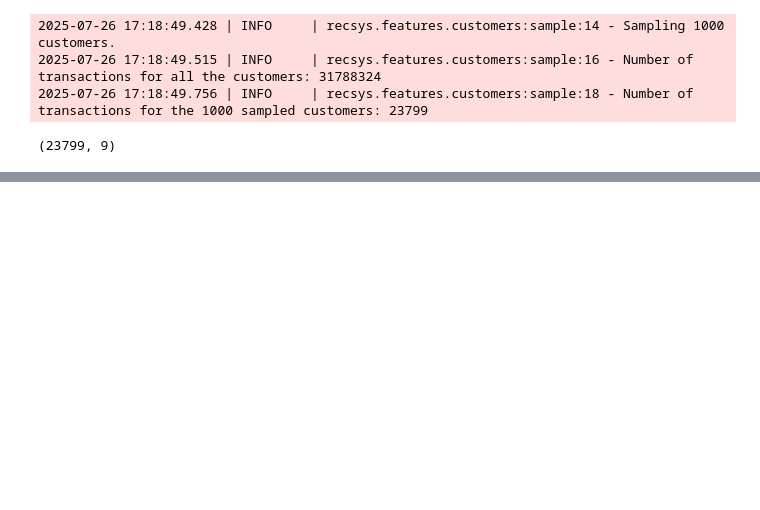
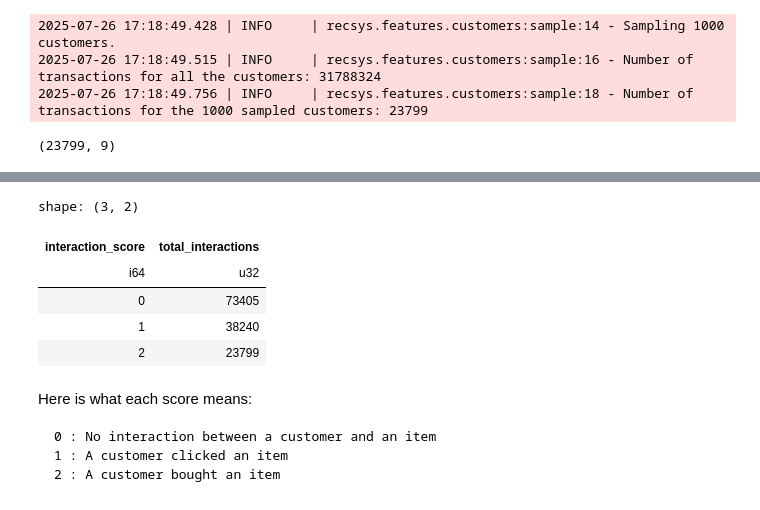
Before and after one commit to Massylovitch/personalized-recommender-project, a Jupyter notebook: notebooks/feature_pipeline.ipynb, the cells around one changed output, grey strips where cells are left out. Cells and saved outputs as stored; diff of their text form; code cells hidden in the pictures; blank space fills up the shorter version.

```diff
--- a/notebooks/feature_pipeline.ipynb
+++ b/notebooks/feature_pipeline.ipynb
@@ -241,0 +261,17 @@ transactions_df.shape
+# %%
+interaction_df.group_by("interaction_score").agg(
+    pl.count("interaction_score").alias("total_interactions")
+)
+# %% [output]
+shape: (3, 2)
+| interaction_score | total_interactions |
+| i64 | u32 |
+| 0 | 73405 |
+| 1 | 38240 |
+| 2 | 23799 |
+# %% [markdown]
+Here is what each score means:
+
+    0 : No interaction between a customer and an item
+    1 : A customer clicked an item
+    2 : A customer bought an item
```
Also changed, not shown: parts of 4 cells of this notebook, 1 other file.
